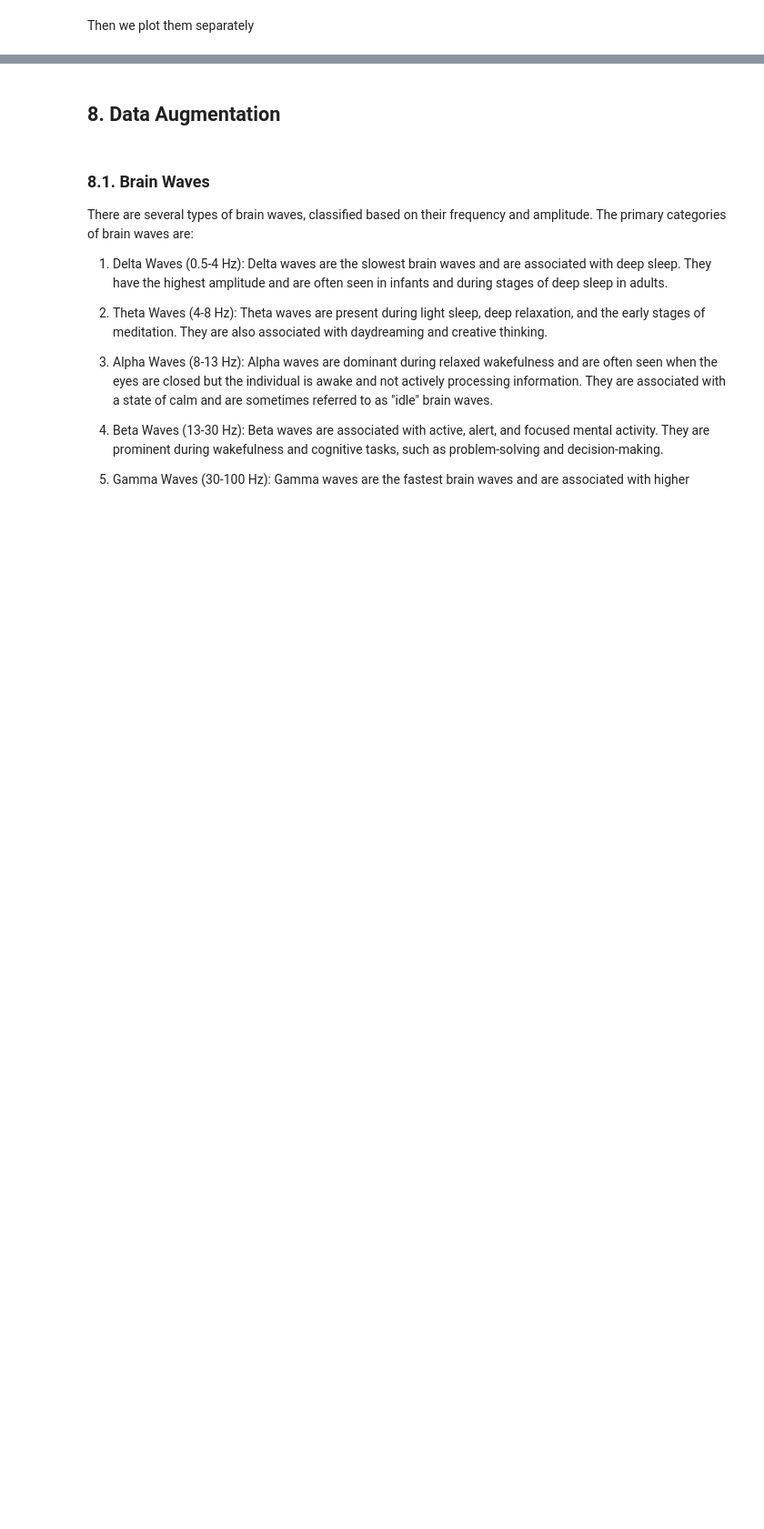
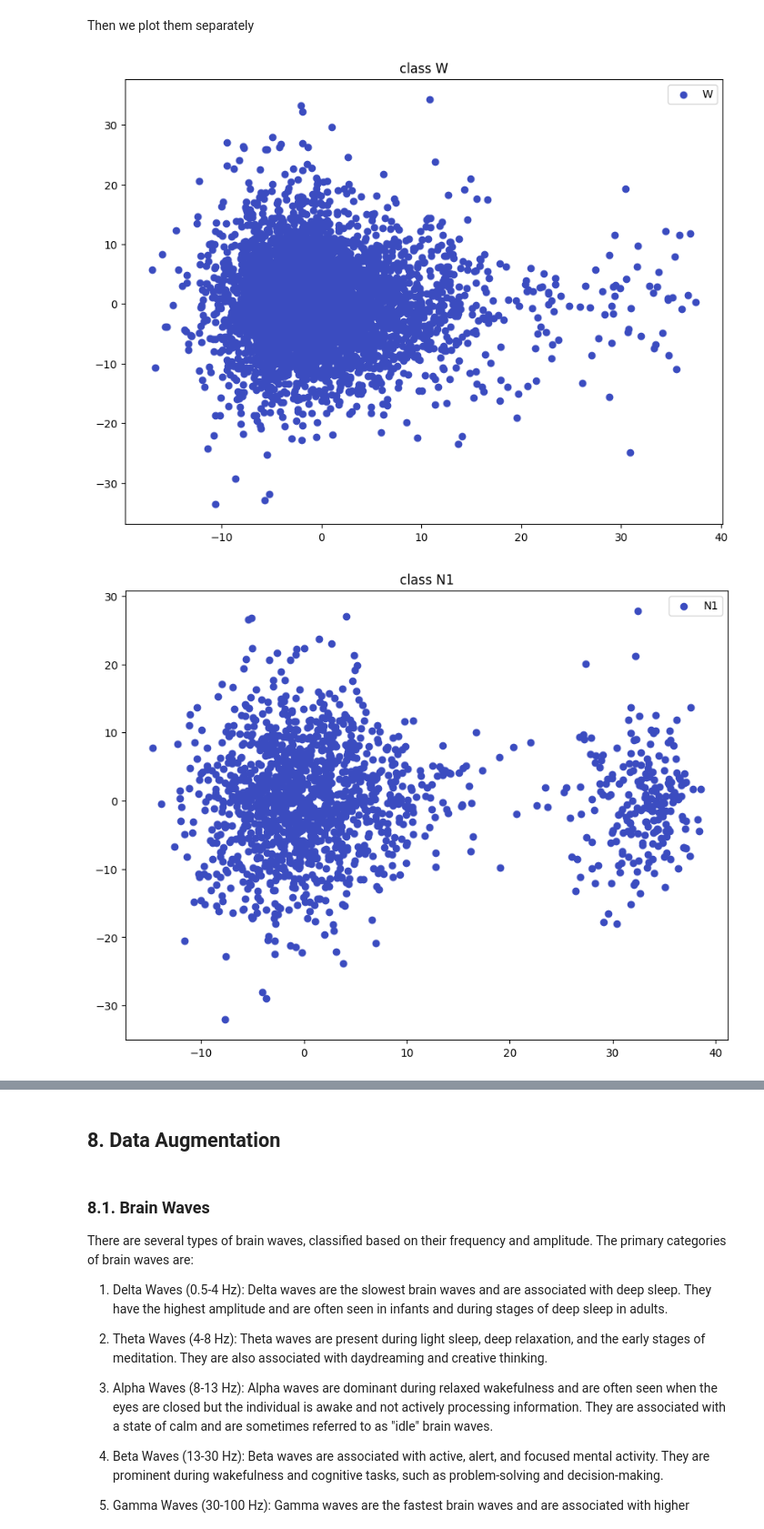
Before and after one commit to marnelito/Sleep_Staging, a Jupyter notebook: sleep_staging_physionet.ipynb, the cells around one changed output, grey strips where cells are left out. Shown at 91% size. Cells and saved outputs as stored; diff of their text form; code cells hidden in the pictures; blank space fills up the shorter version.

```diff
--- a/sleep_staging_physionet.ipynb
+++ b/sleep_staging_physionet.ipynb
@@ -1097,5 +1244,8 @@ Then we plot them separately
 # %%
 df_dict = DataFrame_to_Dictionnary(df_pca, classes_mapping)
 
 for i in range(len(df_dict)) :
-    plot_2d_space(df_dict["Condition_{}".format(classes_mapping[i])]['data'], df_dict["Condition_{}".format(classes_mapping[i])]['label'], classes_mapping, n_samples=(len(df_train//5)), title='class {}'.format(classes_mapping[i]))
+    plot_2d_space(df_dict["Condition_{}".format(classes_mapping[i])]['data'], df_dict["Condition_{}".format(classes_mapping[i])]['label'], classes_mapping, n_samples=max_value, title='class {}'.format(classes_mapping[i]))
+# %% [output]
+[figure, added]
+[figure, added]
```
Also changed, not shown: parts of 29 cells of this notebook.
